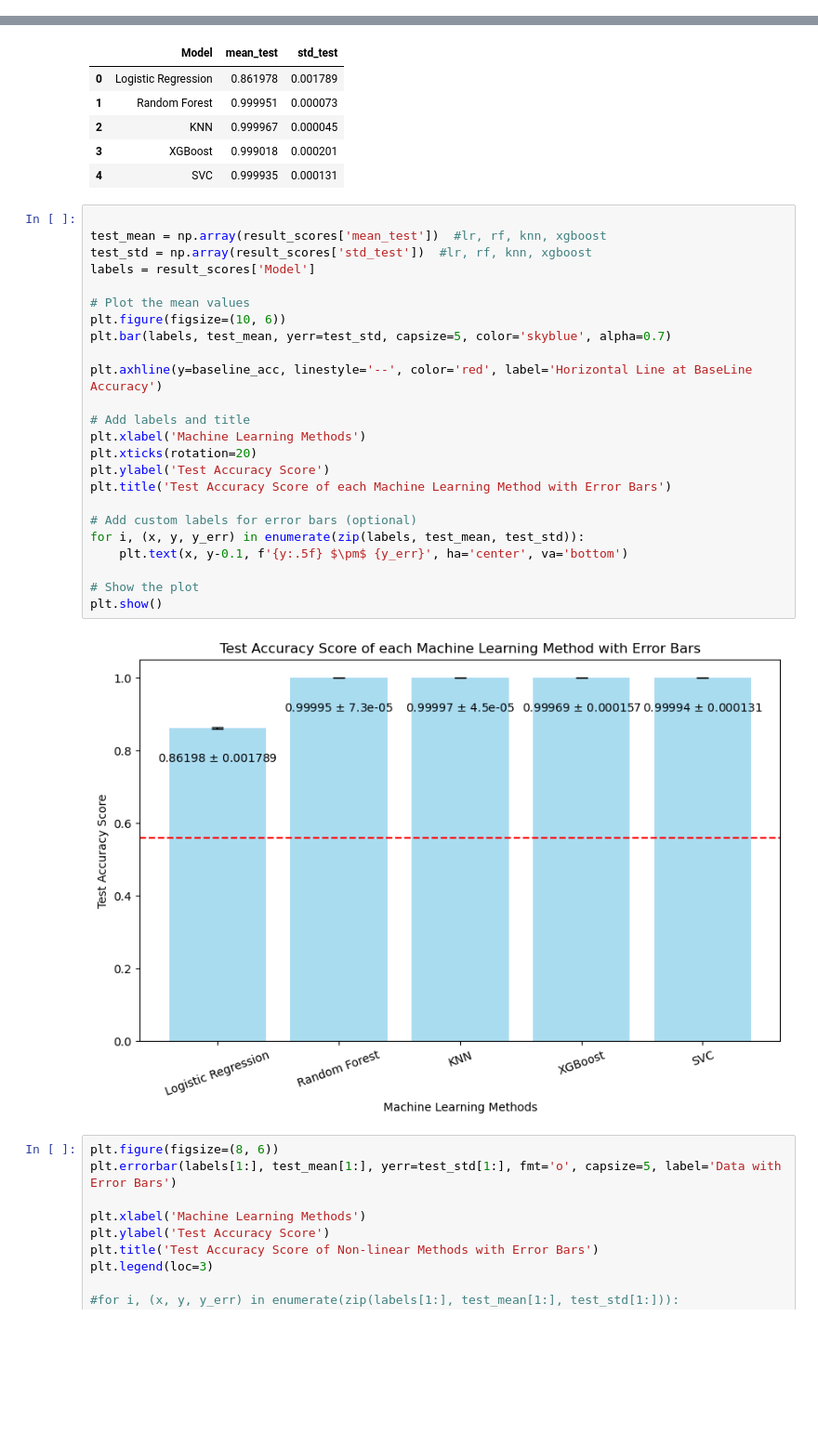
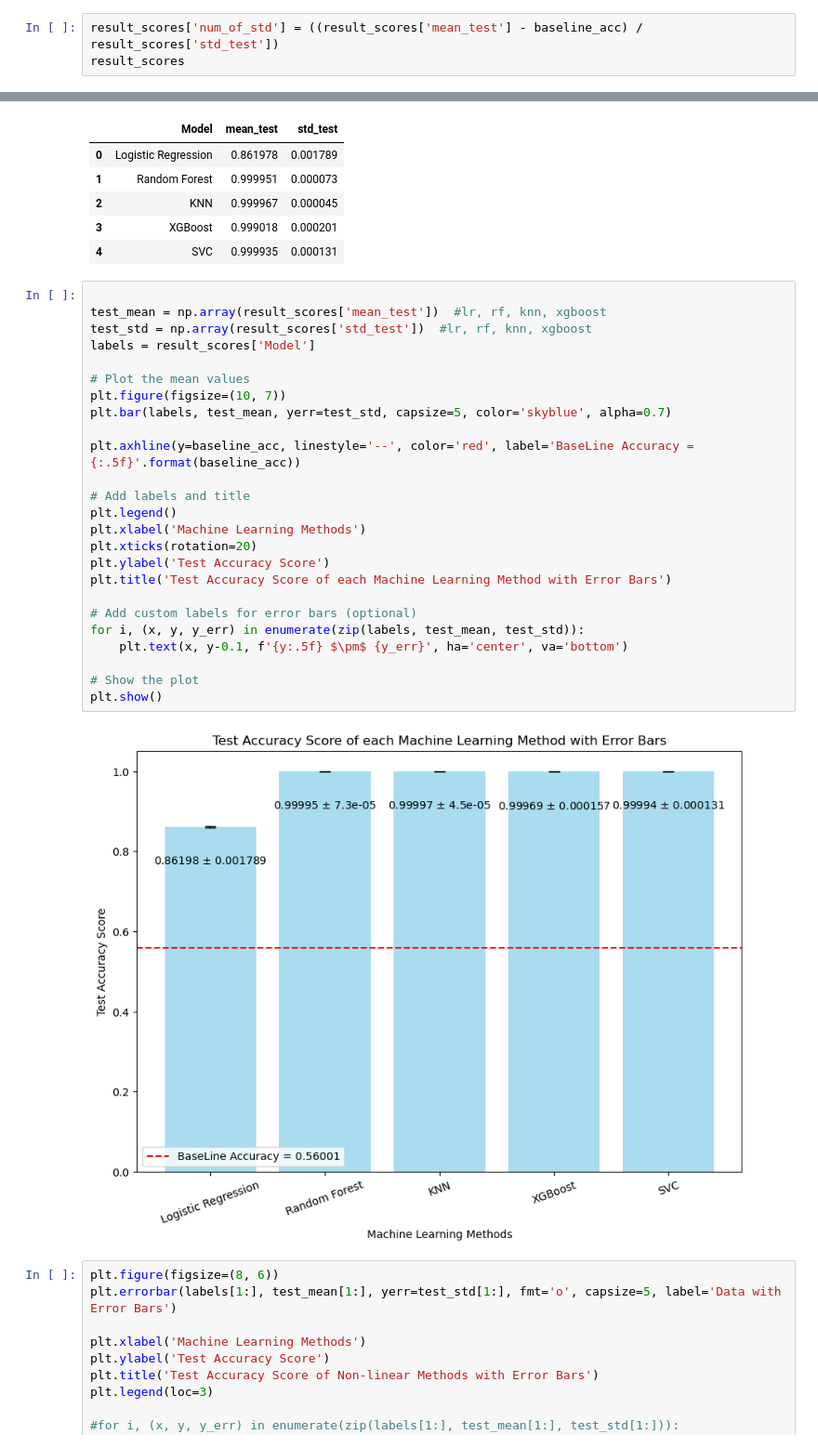
Before and after one commit to kathywu1201/Mushroom_Edibility_Classification_ML_Project, a Jupyter notebook: mushroom_ml_code_final_ver1.ipynb, the cells around one changed output, grey strips where cells are left out. Shown at 93% size. Cells and saved outputs as stored; diff of their text form; blank space fills up the shorter version.

```diff
--- a/mushroom_ml_code_final_ver1.ipynb
+++ b/mushroom_ml_code_final_ver1.ipynb
@@ -779,3 +779,6 @@ result_scores
 | 2 | KNN | 0.999967 | 0.000045 |
 | 3 | XGBoost | 0.999689 | 0.000157 |
 | 4 | SVC | 0.999935 | 0.000131 |
+# %%
+result_scores['num_of_std'] = ((result_scores['mean_test'] - baseline_acc) / result_scores['std_test'])
+result_scores
@@ -812,29 +822,30 @@ res_test_score
 # %%
 
 test_mean = np.array(result_scores['mean_test'])  #lr, rf, knn, xgboost
 test_std = np.array(result_scores['std_test'])  #lr, rf, knn, xgboost
 labels = result_scores['Model']
 
 # Plot the mean values
-plt.figure(figsize=(10, 6))
+plt.figure(figsize=(10, 7))
 plt.bar(labels, test_mean, yerr=test_std, capsize=5, color='skyblue', alpha=0.7)
 
-plt.axhline(y=baseline_acc, linestyle='--', color='red', label='Horizontal Line at BaseLine Accuracy')
+plt.axhline(y=baseline_acc, linestyle='--', color='red', label='BaseLine Accuracy = {:.5f}'.format(baseline_acc))
 
 # Add labels and title
+plt.legend()
 plt.xlabel('Machine Learning Methods')
 plt.xticks(rotation=20)
 plt.ylabel('Test Accuracy Score')
 plt.title('Test Accuracy Score of each Machine Learning Method with Error Bars')
 
 # Add custom labels for error bars (optional)
 for i, (x, y, y_err) in enumerate(zip(labels, test_mean, test_std)):
     plt.text(x, y-0.1, f'{y:.5f} $\pm$ {y_err}', ha='center', va='bottom')
 
 # Show the plot
 plt.show()
 # %% [output]
-[figure, old version]
+[figure, new version]
 # %%
 plt.figure(figsize=(8, 6))
 plt.errorbar(labels[1:], test_mean[1:], yerr=test_std[1:], fmt='o', capsize=5, label='Data with Error Bars')
```
Also changed, not shown: parts of 1 cell of this notebook, 29 other files.
